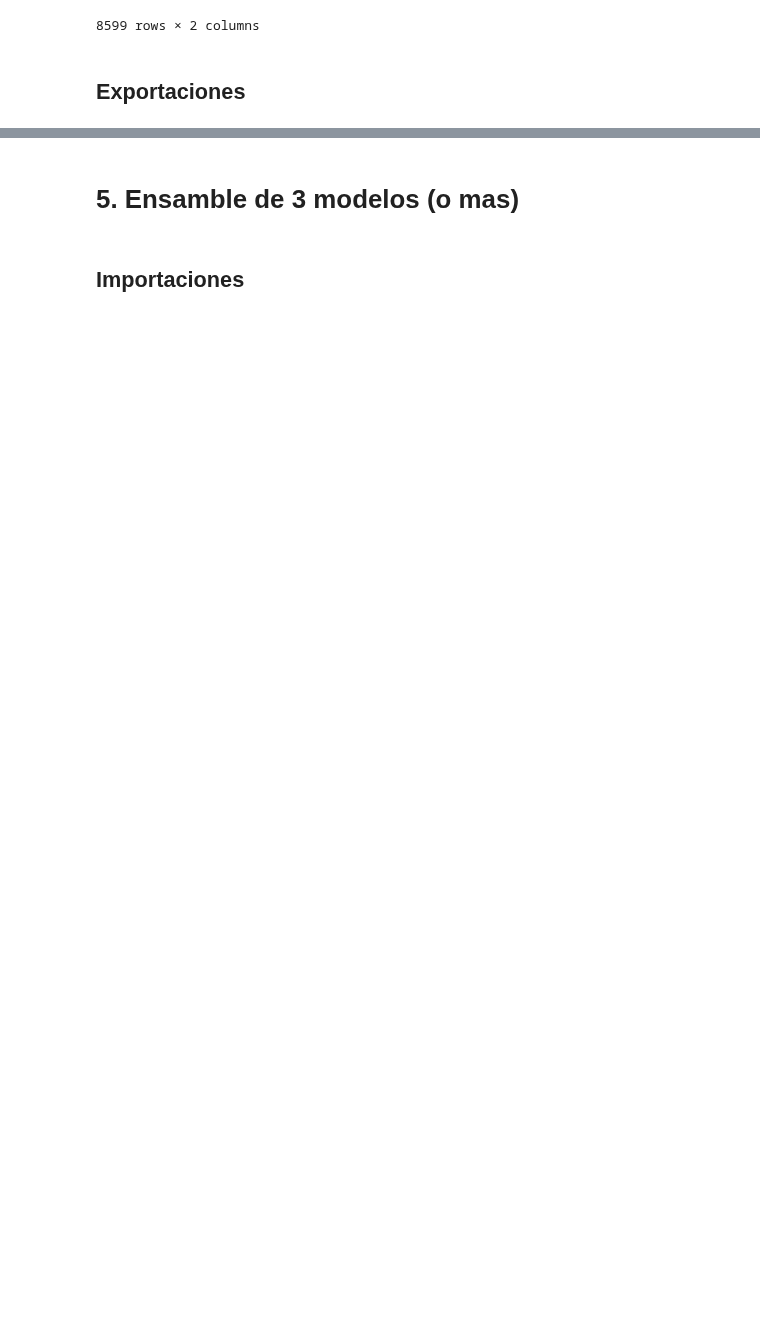
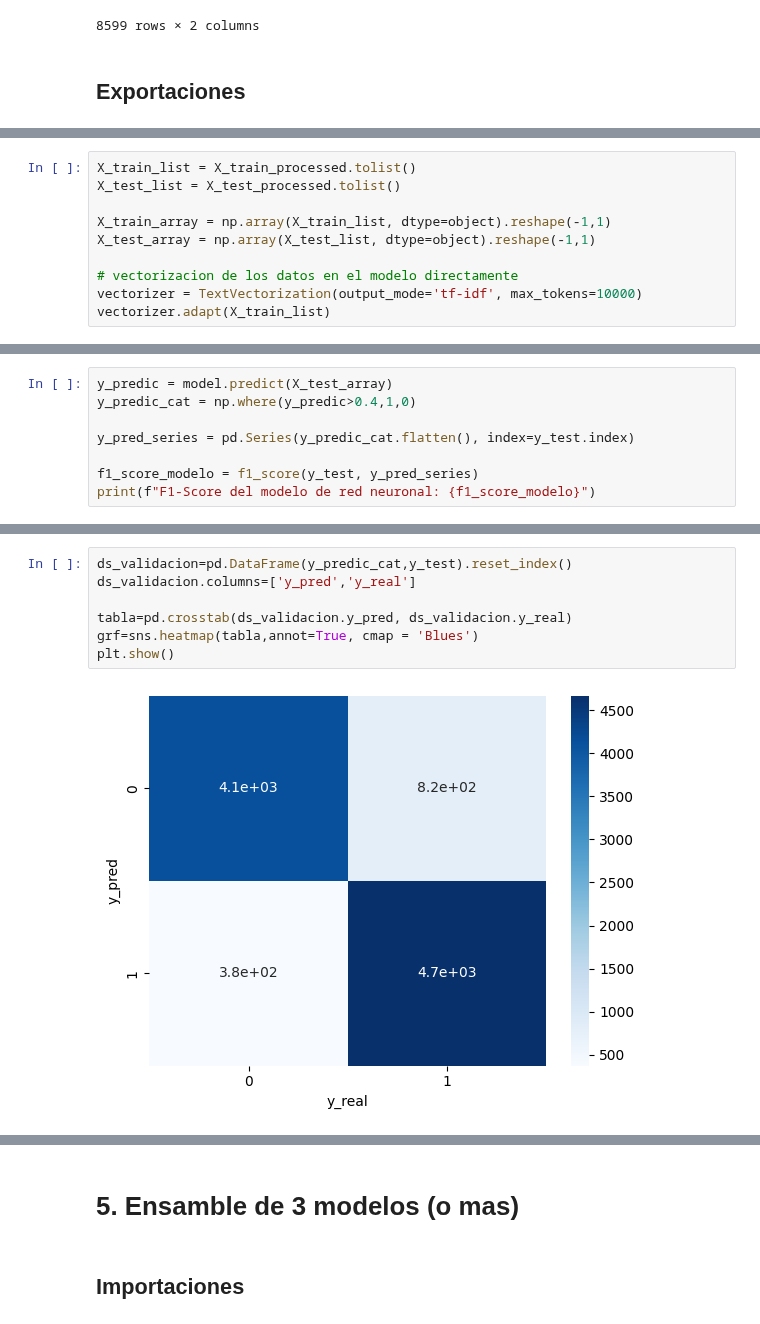
Before and after one commit to AlanRichmond/7506R-1C2024-GRUPO10, a Jupyter notebook: TP2/7506R_TP2_GRUPO10_CHPX_ENTREGA.ipynb, the cells around one changed output, grey strips where cells are left out. Cells and saved outputs as stored; diff of their text form; blank space fills up the shorter version.

Commit message:
update/improve notebook + new ensamble predictions

```diff
--- a/TP2/7506R_TP2_GRUPO10_CHPX_ENTREGA.ipynb
+++ b/TP2/7506R_TP2_GRUPO10_CHPX_ENTREGA.ipynb
@@ -1013,0 +1130,10 @@ UnicodeEncodeError: 'charmap' codec can't encode character '\x96' in position 24
+# %%
+X_train_list = X_train_processed.tolist()
+X_test_list = X_test_processed.tolist()
+
+X_train_array = np.array(X_train_list, dtype=object).reshape(-1,1)
+X_test_array = np.array(X_test_list, dtype=object).reshape(-1,1)
+
+# vectorizacion de los datos en el modelo directamente
+vectorizer = TextVectorization(output_mode='tf-idf', max_tokens=10000)
+vectorizer.adapt(X_train_list)
@@ -1013,0 +1334,8 @@ UnicodeEncodeError: 'charmap' codec can't encode character '\x96' in position 24
+# %%
+y_predic = model.predict(X_test_array)
+y_predic_cat = np.where(y_predic>0.4,1,0)
+
+y_pred_series = pd.Series(y_predic_cat.flatten(), index=y_test.index)
+
+f1_score_modelo = f1_score(y_test, y_pred_series)
+print(f"F1-Score del modelo de red neuronal: {f1_score_modelo}")
@@ -1013,0 +1345,9 @@ UnicodeEncodeError: 'charmap' codec can't encode character '\x96' in position 24
+# %%
+ds_validacion=pd.DataFrame(y_predic_cat,y_test).reset_index()
+ds_validacion.columns=['y_pred','y_real']
+
+tabla=pd.crosstab(ds_validacion.y_pred, ds_validacion.y_real)
+grf=sns.heatmap(tabla,annot=True, cmap = 'Blues')
+plt.show()
+# %% [output]
+[figure, added]
```
Also changed, not shown: parts of 56 cells of this notebook, 4 other files.
